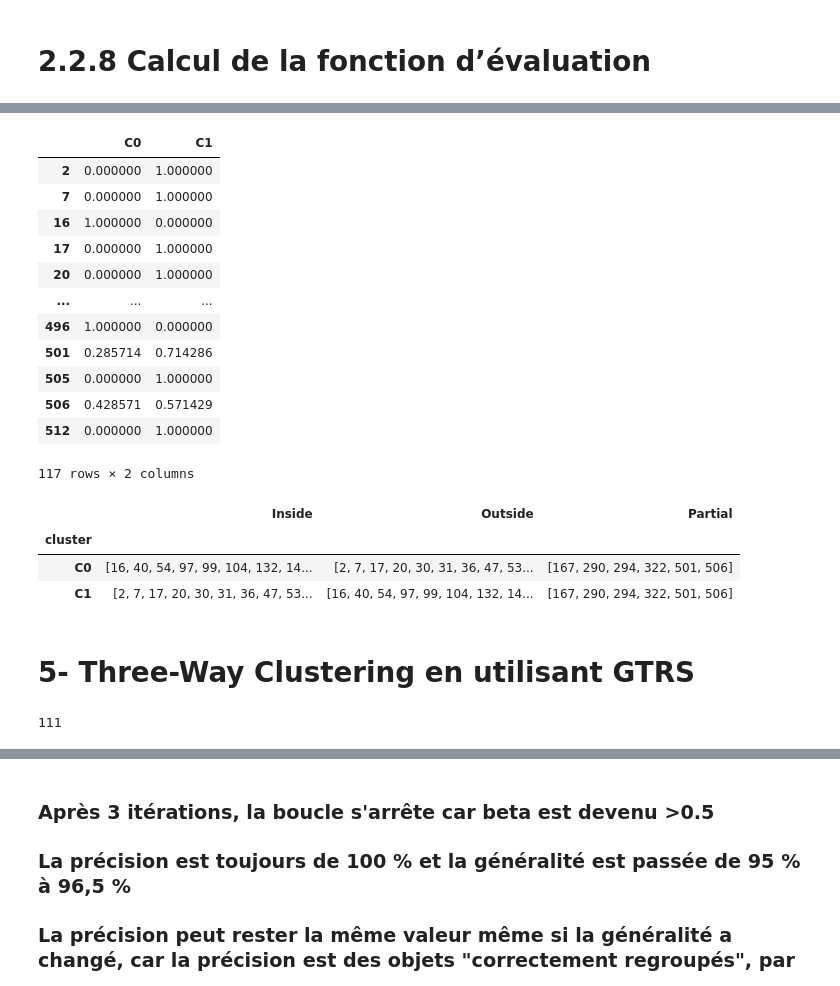
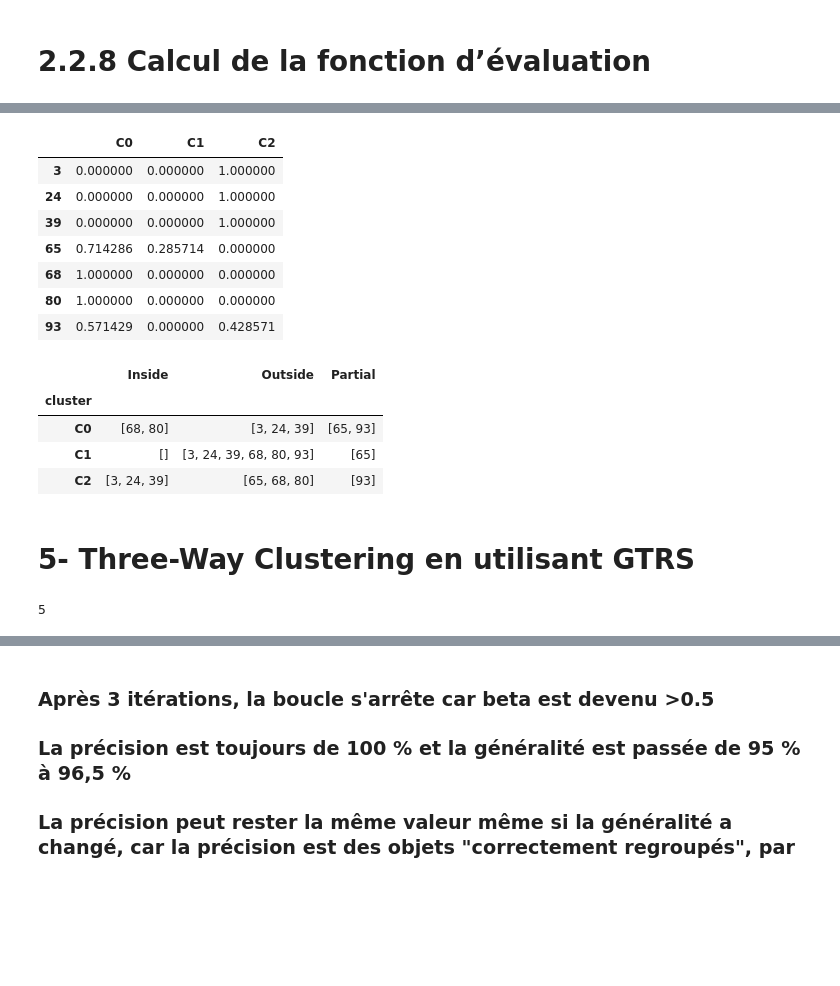
Before and after one commit to wuzhixiang123/three_way, a Jupyter notebook: three-way/3way-Autism-Adult-Data.ipynb, the cells around one changed output, grey strips where cells are left out. Saved outputs shown, nothing was run; the diff lists cells and outputs as text; code cells hidden in the pictures; blank space fills up the shorter version.

```diff
--- a/three-way/3way-Autism-Adult-Data.ipynb
+++ b/three-way/3way-Autism-Adult-Data.ipynb
@@ -34,4 +34,30 @@ Requirement already satisfied: numpy>=1.21.0 in d:\anaconda\lib\site-packages (f
 Requirement already satisfied: scipy>=0.19.0 in d:\anaconda\lib\site-packages (from nashpy) (1.7.3)
+# %%
+df = pd.read_csv('Iris.csv')
+df.isnull().sum()
+df.duplicated().sum()
+df = df.astype(str).apply(LabelEncoder().fit_transform)
+df=df.drop('Id',axis=1)
+# fig=plt.figure(figsize=(25,12))
+# sns.boxplot(data=df)
+# plt.show()
+# fig2 = plt.figure(figsize=(30,25))
+# sns.heatmap(df.corr(),vmax=1.0,vmin=-1.0,annot=True)
+# df.hist(bins=4,figsize=(30,30))
+# plt.show()
+miss_percentage=0.05
+def miss_U(U,miss_percentage):         #其中U代表初始集合的pandas对象
+    missing_rows = int(miss_percentage*len(U))
+    for i in range(missing_rows):
+        row_index = np.random.randint(0,len(U))
+        col_index = np.random.randint(0,len(U.columns))
+        U.iloc[row_index,col_index] = np.nan
+    return U
+df_Iris = miss_U(df,miss_percentage)
+# df.isnull().sum()
+# df_U=df.copy()
+# set_M = df_U[df_U.isnull().values.any(axis=1)]
+# set_M
 # %% [markdown]
 ## 2.2.2 Importaion du jeu de données
 # %%
@@ -479,4 +505,8 @@ Comme indiqué ci-dessous, les valeurs de toutes les données sont limitées, no
 # %% [markdown]
 # Three way clustering using GTRS
 # %%
+# df_U=df.copy()
+df_Iris = df_Iris.rename(columns={df.columns[4]:'Class/ASD'})
+df=df_Iris.copy()
 df_U=df.copy()
+df_U
@@ -524,4 +563,6 @@ df_U['Cluster'] = 0
 # %%
 # verification des valeurs de CLASSE, on a juste 0 et 1 alors on va choisir 2 cluster
 df_U["Class/ASD"].value_counts()
+num_clusters = len(df_U["Class/ASD"].value_counts())
+num_clusters
 # %% [output]
@@ -531,6 +570,6 @@ Name: Class/ASD, dtype: int64
 # %% [markdown]
 # 2.2.5 Clustering avec K-means
 # %%
-kmeans = KMeans(n_clusters=2, max_iter=50)
+kmeans = KMeans(n_clusters=num_clusters, max_iter=50)       #n_clusters表示计算的聚类个数
 kmeans.fit(set_C)
 # %% [output]
@@ -766,21 +768,16 @@ def eval_all(k_cluster,k,M):
     df3 = pd.DataFrame(list_evaluation, index = list_objects, columns = init_list_clusters(k_cluster))
     return df3
 # %%
-eval_all(2,7,set_Um)
+eval_all(num_clusters,7,set_Um)
 # %% [output]
-|  | C0 | C1 |
-| 2 | 0.000000 | 1.000000 |
-| 7 | 0.000000 | 1.000000 |
-| 16 | 1.000000 | 0.000000 |
-| 17 | 0.000000 | 1.000000 |
-| 20 | 0.000000 | 1.000000 |
-| ... | ... | ... |
-| 496 | 1.000000 | 0.000000 |
-| 501 | 0.285714 | 0.714286 |
-| 505 | 0.000000 | 1.000000 |
-| 506 | 0.428571 | 0.571429 |
-| 512 | 0.000000 | 1.000000 |
+|  | C0 | C1 | C2 |
+| 3 | 0.000000 | 0.000000 | 1.000000 |
+| 24 | 0.000000 | 0.000000 | 1.000000 |
+| 39 | 0.000000 | 0.000000 | 1.000000 |
+| 65 | 0.714286 | 0.285714 | 0.000000 |
+| 68 | 1.000000 | 0.000000 | 0.000000 |
+| 80 | 1.000000 | 0.000000 | 0.000000 |
+| 93 | 0.571429 | 0.000000 | 0.428571 |
-117 rows × 2 columns
 # %%
 #
 def three_way (alpha,beta,k_cluster,k,M):
@@ -810,32 +807,33 @@ def three_way (alpha,beta,k_cluster,k,M):
         df3=df3.set_index('cluster')
     return df3
 # %%
-three_way(1,0,2,7,set_Um)
+three_way(1,0,num_clusters,7,set_Um)
 # %% [output]
 |  | Inside | Outside | Partial |
 | cluster |  |  |  |
-| C0 | [16, 40, 54, 97, 99, 104, 132, 14... | [2, 7, 17, 20, 30, 31, 36, 47, 53... | [167, 290, 294, 322, 501, 506] |
-| C1 | [2, 7, 17, 20, 30, 31, 36, 47, 53... | [16, 40, 54, 97, 99, 104, 132, 14... | [167, 290, 294, 322, 501, 506] |
+| C0 | [68, 80] | [3, 24, 39] | [65, 93] |
+| C1 | [] | [3, 24, 39, 68, 80, 93] | [65] |
+| C2 | [3, 24, 39] | [65, 68, 80] | [93] |
 # %% [markdown]
 # 5- Three-Way Clustering en utilisant GTRS
 # %%
 df1=set_C
-df5 =three_way (1,0,2,7,set_Um)
+df5 =three_way(1,0,num_clusters,7,set_Um)
 
 Totaly_clustred=0
-for i in init_list_clusters(2):
+for i in init_list_clusters(num_clusters):
     Totaly_clustred += len(df5["Inside"].loc[i])
 
 Totaly_clustred
 correctly_Clustred=0
-for i in init_list_clusters(2):
+for i in init_list_clusters(num_clusters):
     for j in df5["Inside"].loc[i]:
         if df1.loc[j].loc["Cluster"]== int(i[1:]):
             correctly_Clustred+=1
 
 correctly_Clustred
 # %% [output]
-111
+5
 # %%
 ## Utility
 def Utility (alpha,beta,k_cluster,k):
```
Also changed, not shown: parts of 25 cells of this notebook, 1 other file.
